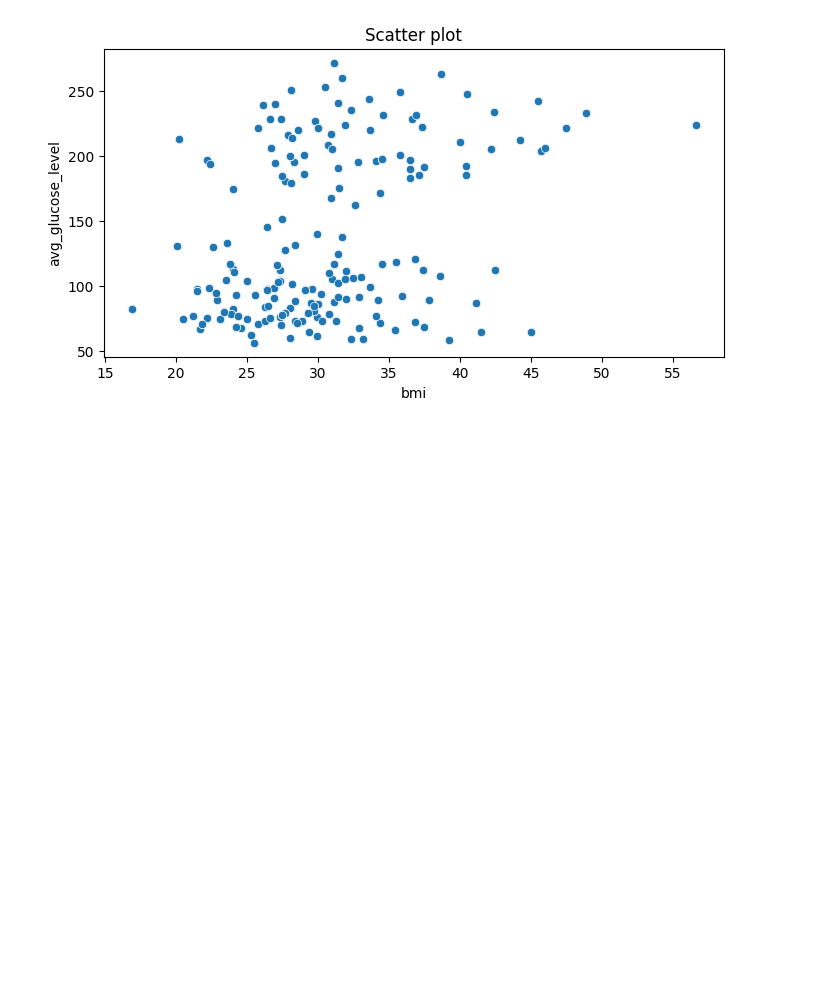
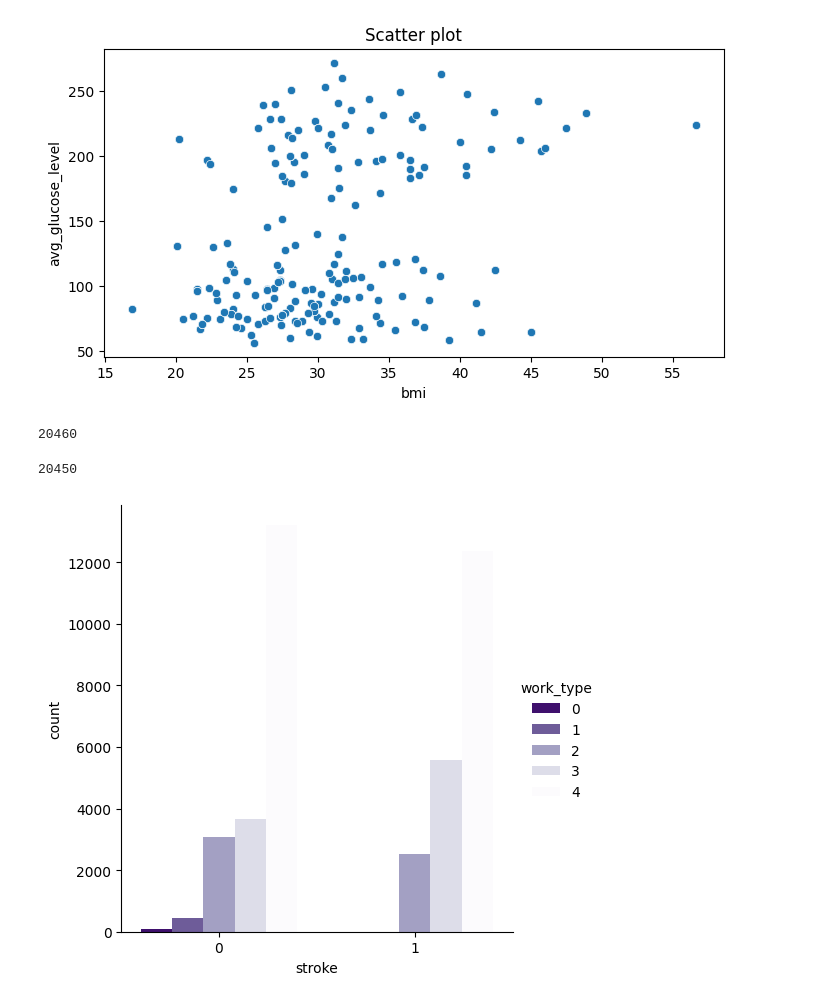
Before and after one commit to gbochenska/eksploracja_danych, a Jupyter notebook: Stroke EDA.ipynb, the cells around one changed output. Drawn from its saved outputs; the diff is of its cells as text; code cells hidden in the pictures; blank space fills up the shorter version.

```diff
--- a/Stroke EDA.ipynb
+++ b/Stroke EDA.ipynb
@@ -7,6 +7,24 @@ import seaborn as sns
 # Wczytanie danych
 # %%
 stroke_df = pd.read_csv('stroke_data.csv')
+
+stroke_df["age_group"]=['18 to 29 years' if i<30 else '30 to 44 years' if (i>=30)&(i<45) else
+                                '45 to 59 years' if (i>=45)&(i<59) else '60 and over' for i in stroke_df['age']]
+
+stroke_df["age_group_13"]=[1.0 if i<30 else
+                           2.0 if (i>=30)&(i<34) else
+                           3.0 if (i>=34)&(i<39) else
+                           4.0 if (i>=39)&(i<44) else
+                           5.0 if (i>=44)&(i<49) else
+                           6.0 if (i>=49)&(i<54) else
+                           7.0 if (i>=54)&(i<59) else
+                           8.0 if (i>=59)&(i<64) else
+                           9.0 if (i>=64)&(i<69) else
+                           10.0 if (i>=69)&(i<74) else
+                           11.0 if (i>=74)&(i<79) else
+                           12.0 if (i>=79)&(i<84) else
+                           13.0 for i in stroke_df['age']]
+
 stroke_df.head()
 # %% [output]
 |  | sex | age | hypertension | heart_disease | ever_married | work_type | Residence_type | ... |
@@ -159,3 +177,16 @@ ax.set_title('Scatter plot')
 plt.show()
 # %% [output]
 [figure]
+# %%
+stroke_df[stroke_df.stroke == 1].stroke.count()
+# %% [output]
+20460
+# %%
+stroke_df[stroke_df.stroke == 0].stroke.count()
+# %% [output]
+20450
+# %%
+sns.catplot(x="stroke", kind="count", hue = 'work_type', palette="Purples_r", data=stroke_df)
+plt.show()
+# %% [output]
+[figure, added]
```
Also changed, not shown: 2 other files.
